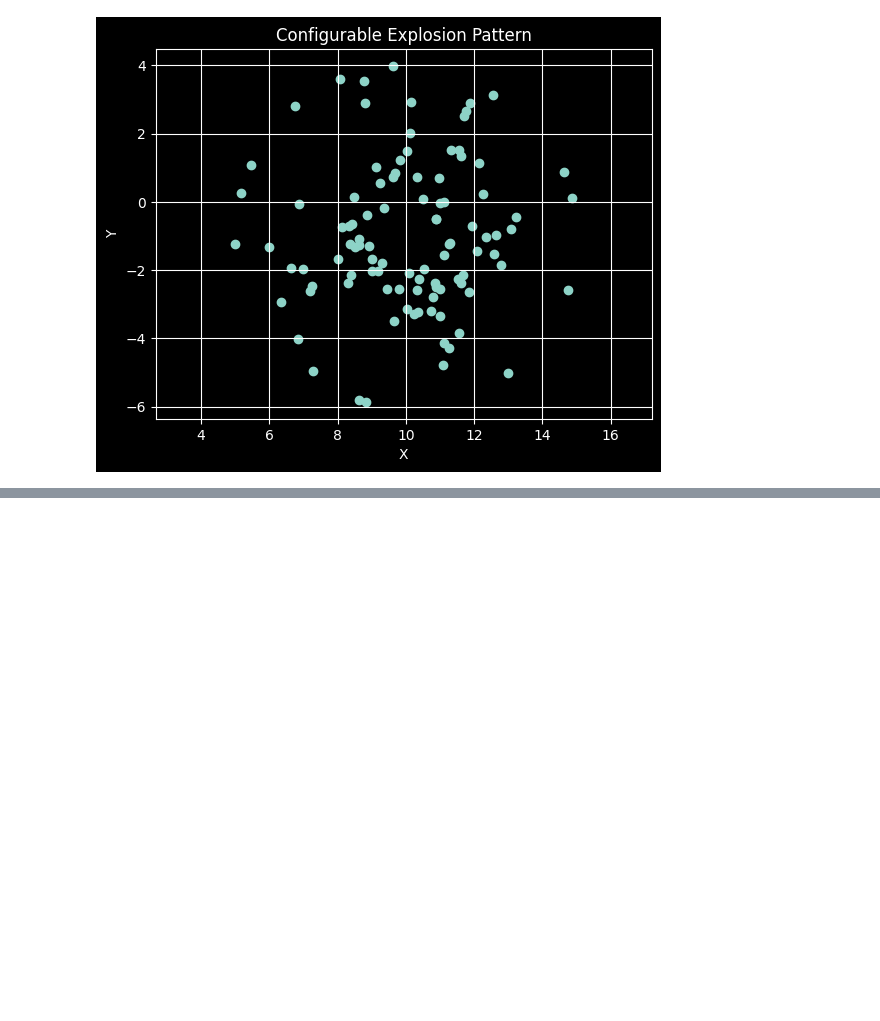
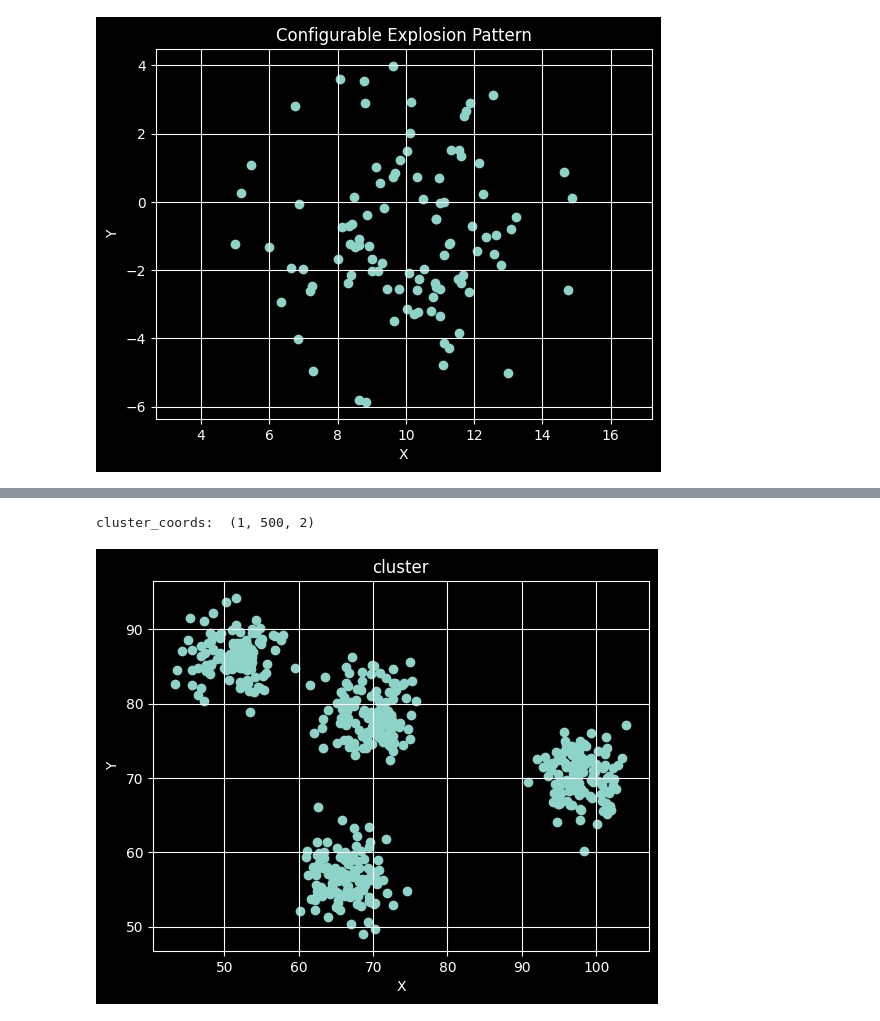
Before and after one commit to Thinklab-SJTU/PredictiveCO-Benchmark, a Jupyter notebook: visual/data/TSP-generate.ipynb, the cells around one changed output, grey strips where cells are left out. Cells and saved outputs as stored; diff of their text form; code cells hidden in the pictures; blank space fills up the shorter version.

```diff
--- a/visual/data/TSP-generate.ipynb
+++ b/visual/data/TSP-generate.ipynb
@@ -689,0 +765,24 @@ plt.show()
+# %%
+kwargs = {"num_clusters": 4, "cluster_std":3, "center_low":5, "center_high":100}
+cluster_coords = generate_cluster(
+    batch_size=1,
+    n_nodes=500,
+    num_clusters=kwargs["num_clusters"],
+    cluster_std=kwargs["cluster_std"],
+    center_low=kwargs["center_low"],
+    center_high=kwargs["center_high"],
+)
+print("cluster_coords: ", cluster_coords.shape)
+x = cluster_coords[0,:,0]
+y = cluster_coords[0,:,1]
+# Plotting the points to visualize the 'explosion' pattern with a central void
+plt.scatter(x, y)
+plt.xlabel('X')
+plt.ylabel('Y')
+plt.title('cluster')
+# plt.axis('')  # Equal scaling of the axes
+plt.grid(True)
+plt.show()
+# %% [output]
+cluster_coords:  (1, 500, 2)
+[figure, added]
```
Also changed, not shown: parts of 5 cells of this notebook, 1 other file.
